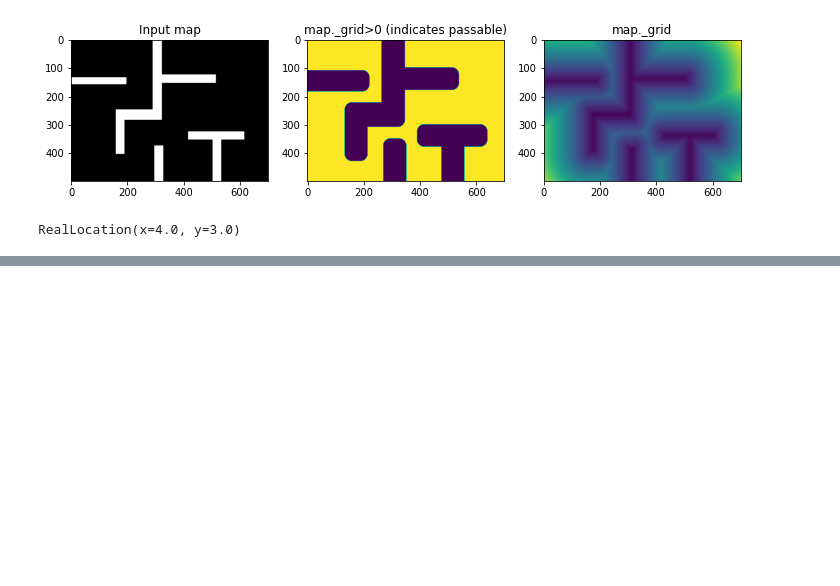
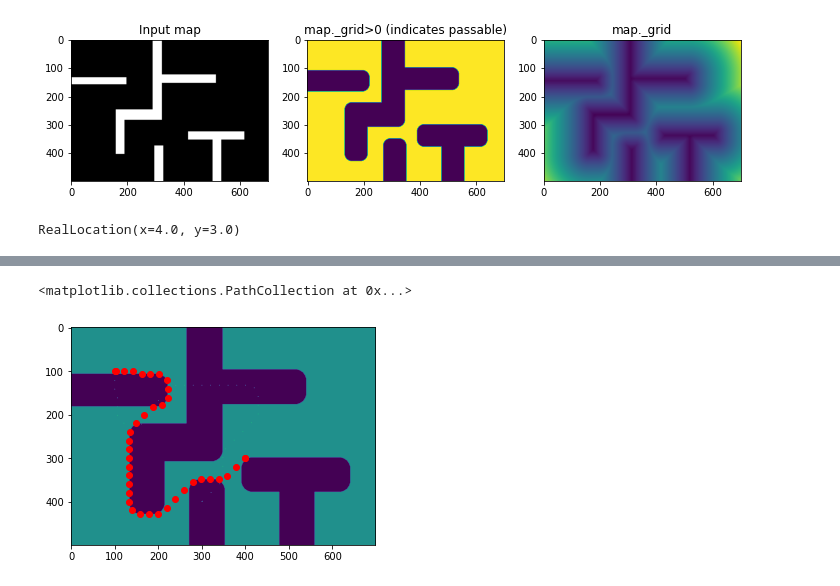
Before and after one commit to aliencaocao/TIL-2022, a Jupyter notebook: til-final-2022.1.1-lower/Robo_autonomy_wip.ipynb, the cells around one changed output, grey strips where cells are left out. Drawn from its saved outputs; the diff is of its cells as text; code cells hidden in the pictures; blank space fills up the shorter version.

```diff
--- a/til-final-2022.1.1-lower/Robo_autonomy_wip.ipynb
+++ b/til-final-2022.1.1-lower/Robo_autonomy_wip.ipynb
@@ -426,0 +495,14 @@ print(end - start)
+# %%
+pathmap = map_.grid.copy()
+pathmap = pathmap > 0
+pathmap = pathmap.astype("int32")
+gridpath = [map_.real_to_grid(x) for x in path]
+gridpathx = [x[0] for x in gridpath]
+gridpathy = [x[1] for x in gridpath]
+for loc in gridpath:
+    pathmap[loc] = 2
+plt.imshow(pathmap)
+plt.scatter(gridpathx,gridpathy,c='r')
+# %% [output]
+<matplotlib.collections.PathCollection at 0x...>
+[figure, added]
```
Also changed, not shown: parts of 8 cells of this notebook, 1 other file.
